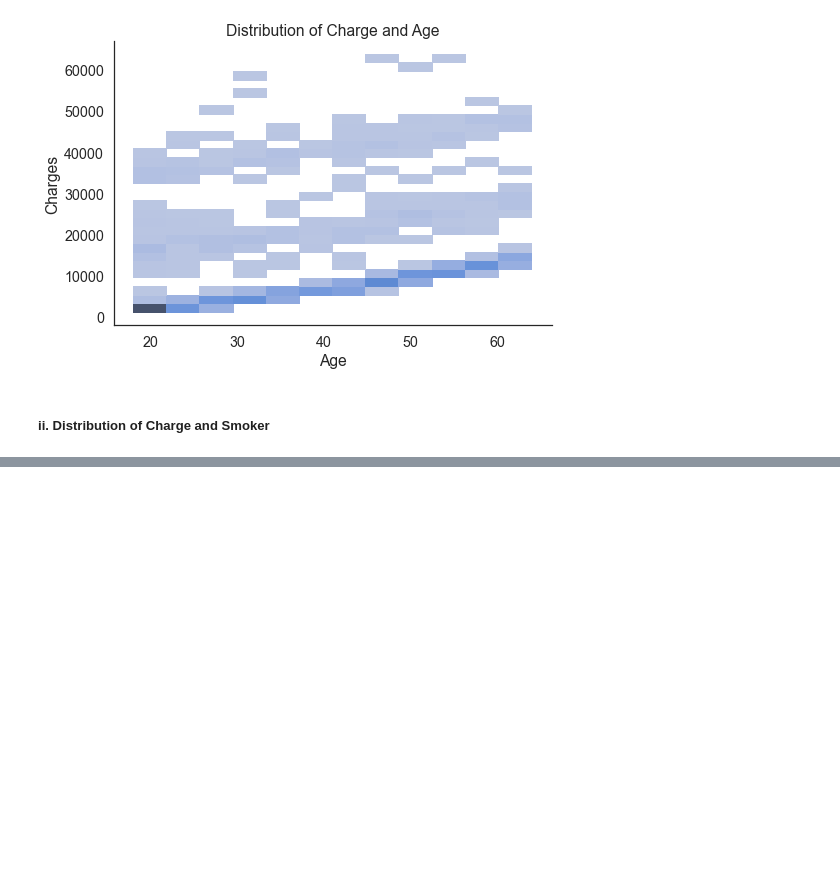
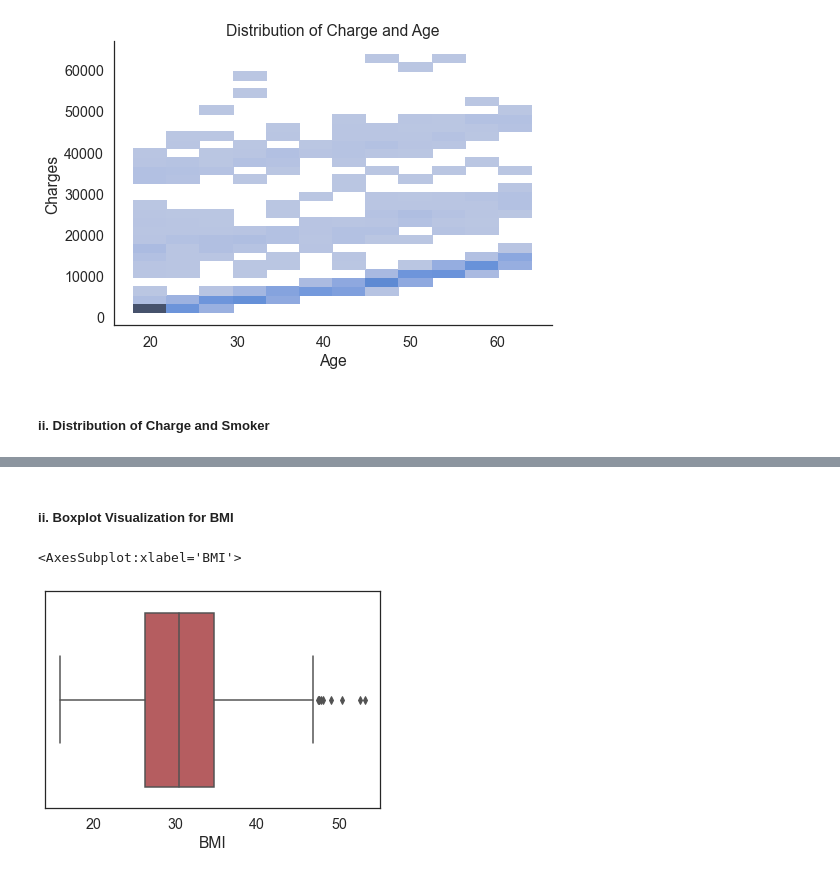
Before and after one commit to data301-2020-winter2/course-project-group_1000, a Jupyter notebook: analysis/Ryan/milestone 2/milestone 2.ipynb, the cells around one changed output, grey strips where cells are left out. Drawn from its saved outputs; the diff is of its cells as text; code cells hidden in the pictures; blank space fills up the shorter version.

```diff
--- a/analysis/Ryan/milestone 2/milestone 2.ipynb
+++ b/analysis/Ryan/milestone 2/milestone 2.ipynb
@@ -381,0 +393,7 @@ sns.displot(data = improved_medical_Cost, x = 'Charges', hue = 'Smoker', multipl
+# %% [markdown]
+##### ii. Boxplot Visualization for BMI
+# %%
+sns.boxplot(data = improved_medical_Cost, x = "BMI", color = "r")
+# %% [output]
+<AxesSubplot:xlabel='BMI'>
+[figure, added]
```
Also changed, not shown: parts of 37 cells of this notebook.
